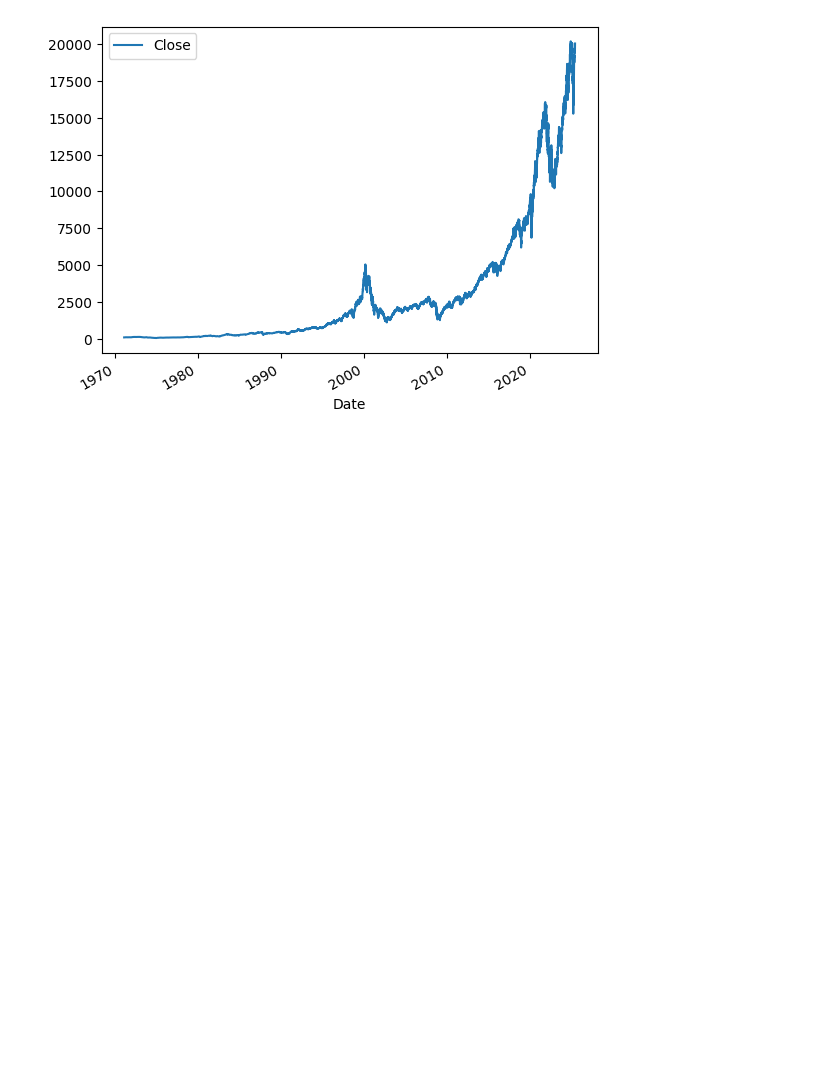
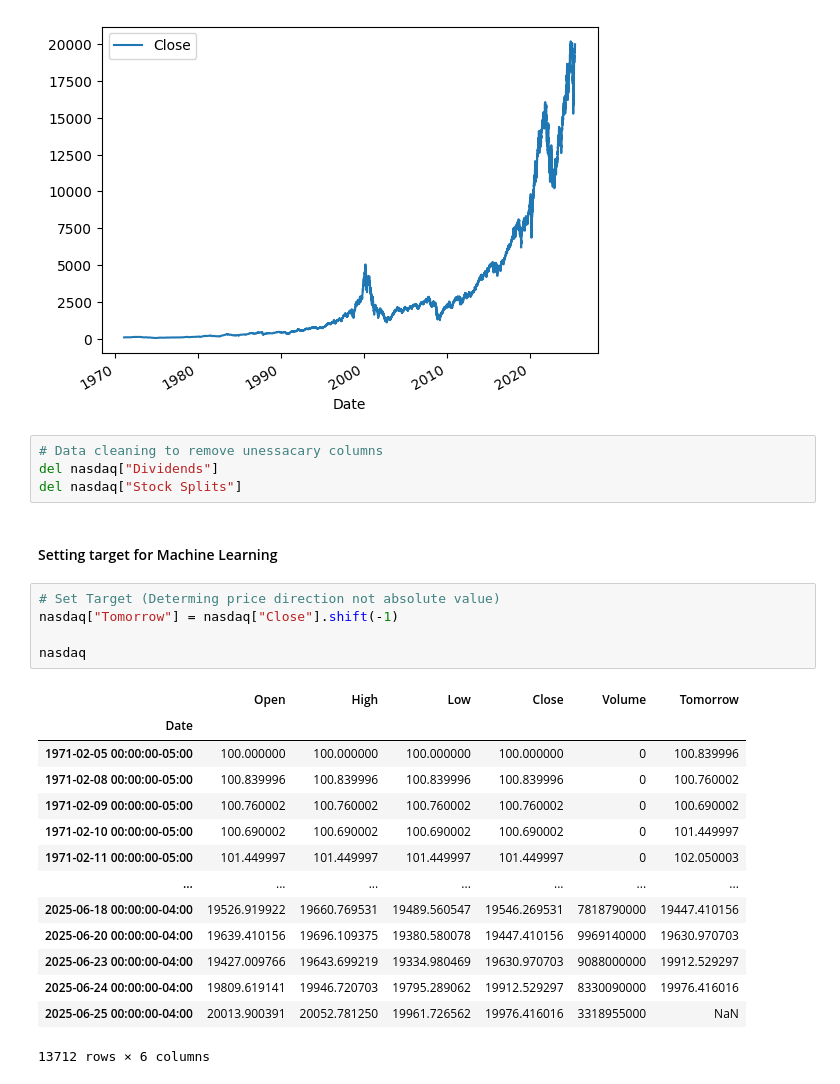
Before and after one commit to Crusoe22/Moss_ML_Capstone, a Jupyter notebook: main.ipynb, the cells around one changed output. Drawn from its saved outputs; the diff is of its cells as text; blank space fills up the shorter version.

```diff
--- a/main.ipynb
+++ b/main.ipynb
@@ -52,3 +52,29 @@ nasdaq.plot.line(y="Close", use_index=True)
 # %% [output]
 <Axes: xlabel='Date'>
 [figure]
+# %%
+# Data cleaning to remove unessacary columns
+del nasdaq["Dividends"]
+del nasdaq["Stock Splits"]
+# %% [markdown]
+#### Setting target for Machine Learning
+# %%
+# Set Target (Determing price direction not absolute value)
+nasdaq["Tomorrow"] = nasdaq["Close"].shift(-1)
+
+nasdaq
+# %% [output]
+|  | Open | High | Low | Close | Volume | Tomorrow |
+| Date |  |  |  |  |  |  |
+| 1971-02-05 00:00:00-05:00 | 100.000000 | 100.000000 | 100.000000 | 100.000000 | 0 | 100.839996 |
+| 1971-02-08 00:00:00-05:00 | 100.839996 | 100.839996 | 100.839996 | 100.839996 | 0 | 100.760002 |
+| 1971-02-09 00:00:00-05:00 | 100.760002 | 100.760002 | 100.760002 | 100.760002 | 0 | 100.690002 |
+| 1971-02-10 00:00:00-05:00 | 100.690002 | 100.690002 | 100.690002 | 100.690002 | 0 | 101.449997 |
+| 1971-02-11 00:00:00-05:00 | 101.449997 | 101.449997 | 101.449997 | 101.449997 | 0 | 102.050003 |
+| ... | ... | ... | ... | ... | ... | ... |
+| 2025-06-18 00:00:00-04:00 | 19526.919922 | 19660.769531 | 19489.560547 | 19546.269531 | 7818790000 | 19447.410156 |
+| 2025-06-20 00:00:00-04:00 | 19639.410156 | 19696.109375 | 19380.580078 | 19447.410156 | 9969140000 | 19630.970703 |
+| 2025-06-23 00:00:00-04:00 | 19427.009766 | 19643.699219 | 19334.980469 | 19630.970703 | 9088000000 | 19912.529297 |
+| 2025-06-24 00:00:00-04:00 | 19809.619141 | 19946.720703 | 19795.289062 | 19912.529297 | 8330090000 | 19976.416016 |
+| 2025-06-25 00:00:00-04:00 | 20013.900391 | 20052.781250 | 19961.726562 | 19976.416016 | 3318955000 | NaN |
+13712 rows × 6 columns
```
Also changed, not shown: parts of 9 cells of this notebook.
